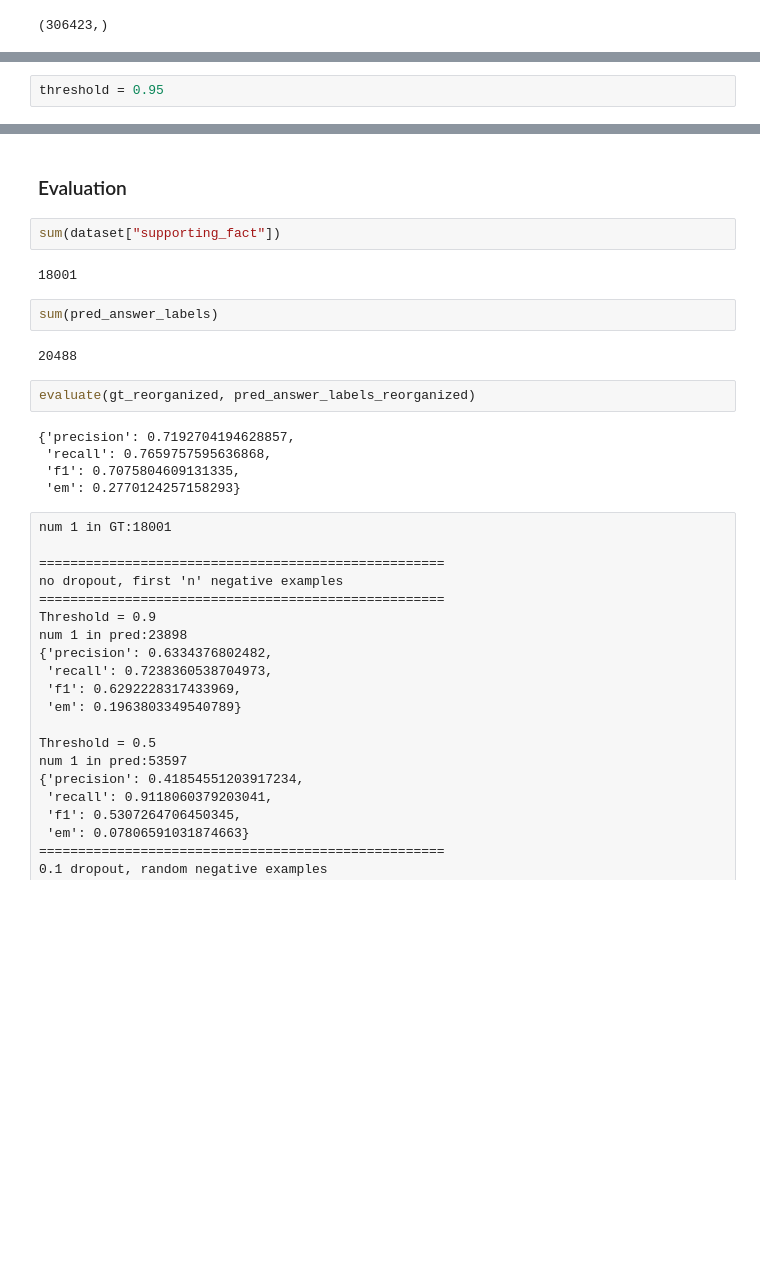
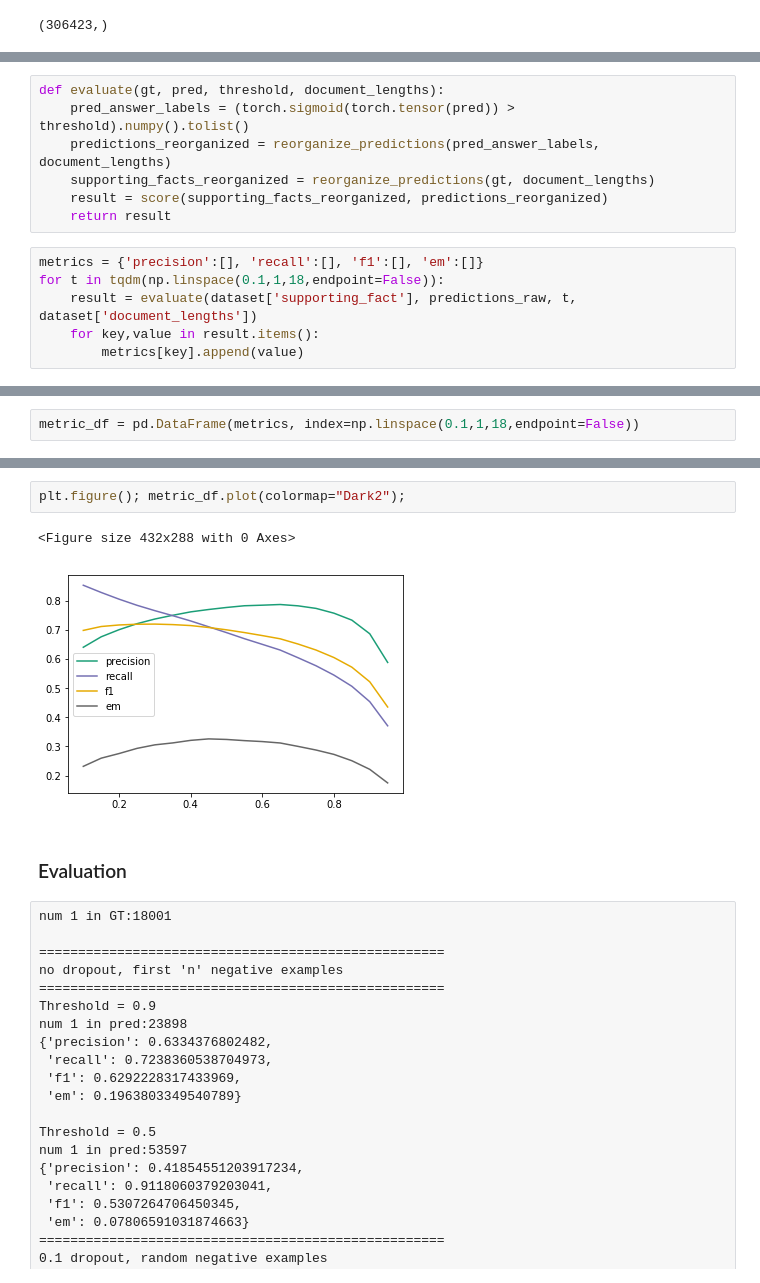
Before and after one commit to gpsbhargav/bert_sentence_ranking_and_selection, a Jupyter notebook: saved_models/hotpot/evaluate.ipynb, the cells around one changed output, grey strips where cells are left out. Saved outputs shown, nothing was run; the diff lists cells and outputs as text; blank space fills up the shorter version.

```diff
--- a/saved_models/hotpot/evaluate.ipynb
+++ b/saved_models/hotpot/evaluate.ipynb
@@ -117,2 +104,0 @@ predictions_raw.mean()
-# %%
-threshold = 0.95
@@ -145,0 +105,13 @@ for i in range(len(gt_reorganized)):
+# %%
+def evaluate(gt, pred, threshold, document_lengths):
+    pred_answer_labels = (torch.sigmoid(torch.tensor(pred)) > threshold).numpy().tolist()
+    predictions_reorganized = reorganize_predictions(pred_answer_labels, document_lengths)
+    supporting_facts_reorganized = reorganize_predictions(gt, document_lengths)
+    result = score(supporting_facts_reorganized, predictions_reorganized)
+    return result
+# %%
+metrics = {'precision':[], 'recall':[], 'f1':[], 'em':[]}
+for t in tqdm(np.linspace(0.1,1,18,endpoint=False)):
+    result = evaluate(dataset['supporting_fact'], predictions_raw, t, dataset['document_lengths'])
+    for key,value in result.items():
+        metrics[key].append(value)
@@ -145,0 +121,2 @@ for i in range(len(gt_reorganized)):
+# %%
+metric_df = pd.DataFrame(metrics, index=np.linspace(0.1,1,18,endpoint=False))
@@ -146,20 +143,10 @@ for i in range(len(gt_reorganized)):
+# %%
+plt.figure(); metric_df.plot(colormap="Dark2");
+# %% [output]
+<Figure size 432x288 with 0 Axes>
+[figure, added]
 # %% [markdown]
 ### Evaluation
-# %%
-sum(dataset["supporting_fact"])
-# %% [output]
-18001
-# %%
-sum(pred_answer_labels)
-# %% [output]
-20488
-# %%
-evaluate(gt_reorganized, pred_answer_labels_reorganized)
-# %% [output]
-{'precision': 0.7192704194628857,
- 'recall': 0.7659757595636868,
- 'f1': 0.7075804609131335,
- 'em': 0.2770124257158293}
 # %% [raw]
 num 1 in GT:18001
 
```
Also changed, not shown: parts of 27 cells of this notebook, 3 other files.
